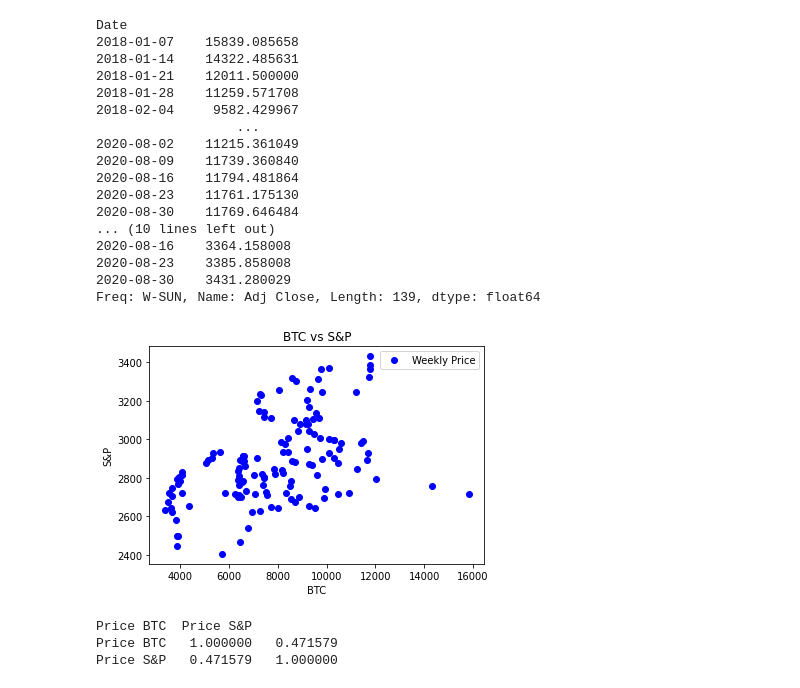
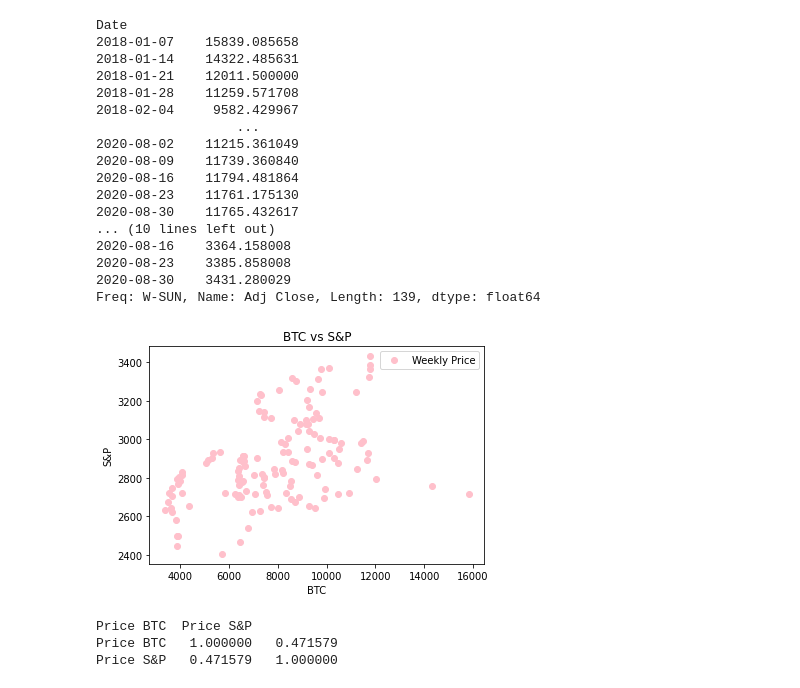
Before and after one commit to MenaBahram/regression-BTC-vs-SP500, a Jupyter notebook: regression.ipynb, the cells around one changed output. Drawn from its saved outputs; the diff is of its cells as text; code cells hidden in the pictures.

```diff
--- a/regression.ipynb
+++ b/regression.ipynb
@@ -47,36 +47,36 @@ Name: Adj Close, Length: 666, dtype: float64
 # Weekly Data
 weekly_summarybtc = dfbtc['Adj Close'].resample('W').mean()
 weekly_summarysp = dfsp['Adj Close'].resample('W').mean()
 print(weekly_summarybtc)
 print(weekly_summarysp)
 
 # Plot
-plt.plot(weekly_summarybtc, weekly_summarysp, 'o', color='blue', label = 'Weekly Price')
+plt.plot(weekly_summarybtc, weekly_summarysp, 'o', color='pink', label = 'Weekly Price')
 
 plt.title('BTC vs S&P')
 plt.xlabel('BTC')
 plt.ylabel('S&P')
 plt.legend()
 plt.show()
 # %% [output]
 Date
 2018-01-07    15839.085658
 2018-01-14    14322.485631
 2018-01-21    12011.500000
 2018-01-28    11259.571708
 2018-02-04     9582.429967
                   ...
 2020-08-02    11215.361049
 2020-08-09    11739.360840
 2020-08-16    11794.481864
 2020-08-23    11761.175130
-2020-08-30    11769.646484
+2020-08-30    11765.432617
 ... (10 lines left out)
 2020-08-16    3364.158008
 2020-08-23    3385.858008
 2020-08-30    3431.280029
 Freq: W-SUN, Name: Adj Close, Length: 139, dtype: float64
-[figure, old version]
+[figure, new version]
 # %%
 df = pd.DataFrame({"Price BTC": weekly_summarybtc,  "Price S&P": weekly_summarysp})
 corr = df.corr()
```
Also changed, not shown: parts of 2 cells of this notebook.
